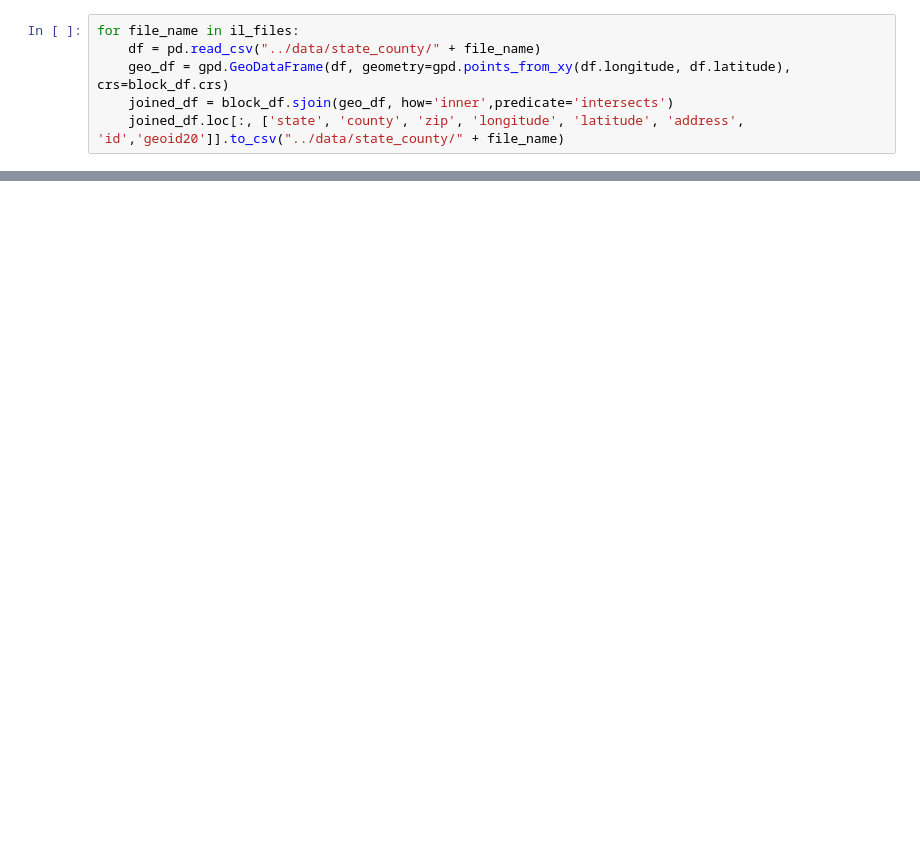
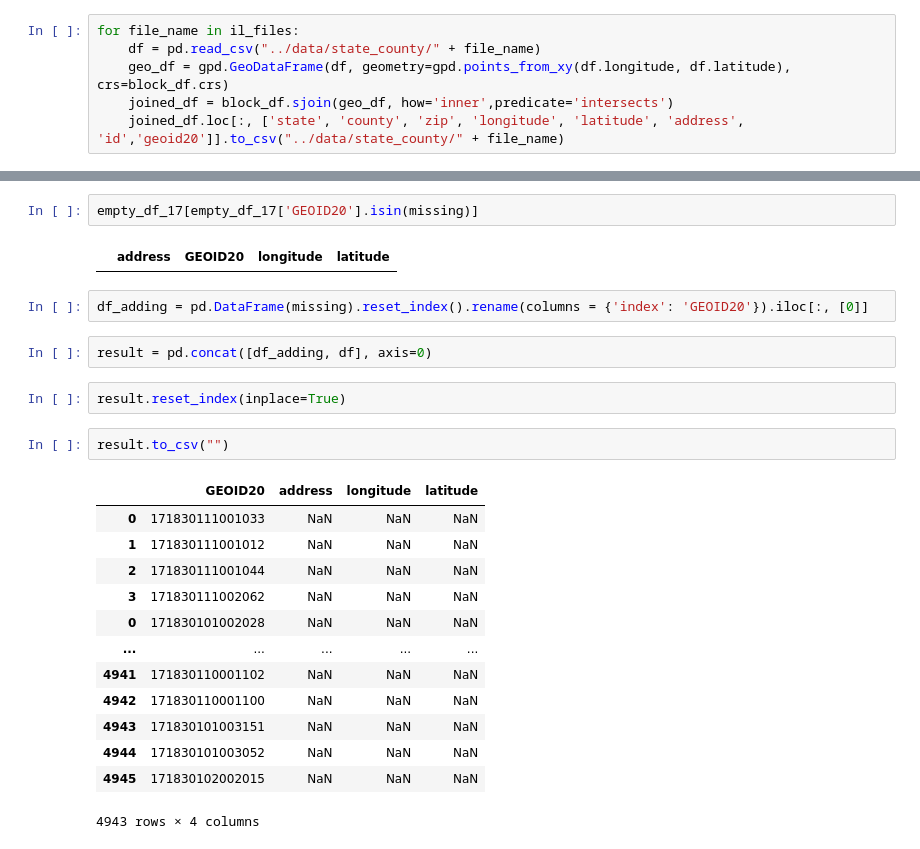
Before and after one commit to uva-bi-sdad/national_address_database, a Jupyter notebook: code/illinois fill.ipynb, the cells around one changed output, grey strips where cells are left out. Cells and saved outputs as stored; diff of their text form; blank space fills up the shorter version.

```diff
--- a/code/illinois fill.ipynb
+++ b/code/illinois fill.ipynb
@@ -153,0 +203,26 @@ pd.read_csv("../data/state_county/il_vermilion.csv.xz")
+# %%
+empty_df_17[empty_df_17['GEOID20'].isin(missing)]
+# %% [output]
+|  | address | GEOID20 | longitude | latitude |
+# %%
+df_adding = pd.DataFrame(missing).reset_index().rename(columns = {'index': 'GEOID20'}).iloc[:, [0]]
+# %%
+result = pd.concat([df_adding, df], axis=0)
+# %%
+result.reset_index(inplace=True)
+# %%
+result.to_csv("")
+# %% [output]
+|  | GEOID20 | address | longitude | latitude |
+| 0 | 171830111001033 | NaN | NaN | NaN |
+| 1 | 171830111001012 | NaN | NaN | NaN |
+| 2 | 171830111001044 | NaN | NaN | NaN |
+| 3 | 171830111002062 | NaN | NaN | NaN |
+| 0 | 171830101002028 | NaN | NaN | NaN |
+| ... | ... | ... | ... | ... |
+| 4941 | 171830110001102 | NaN | NaN | NaN |
+| 4942 | 171830110001100 | NaN | NaN | NaN |
+| 4943 | 171830101003151 | NaN | NaN | NaN |
+| 4944 | 171830101003052 | NaN | NaN | NaN |
+| 4945 | 171830102002015 | NaN | NaN | NaN |
+4943 rows × 4 columns
```
Also changed, not shown: parts of 26 cells of this notebook, 1 other file.
